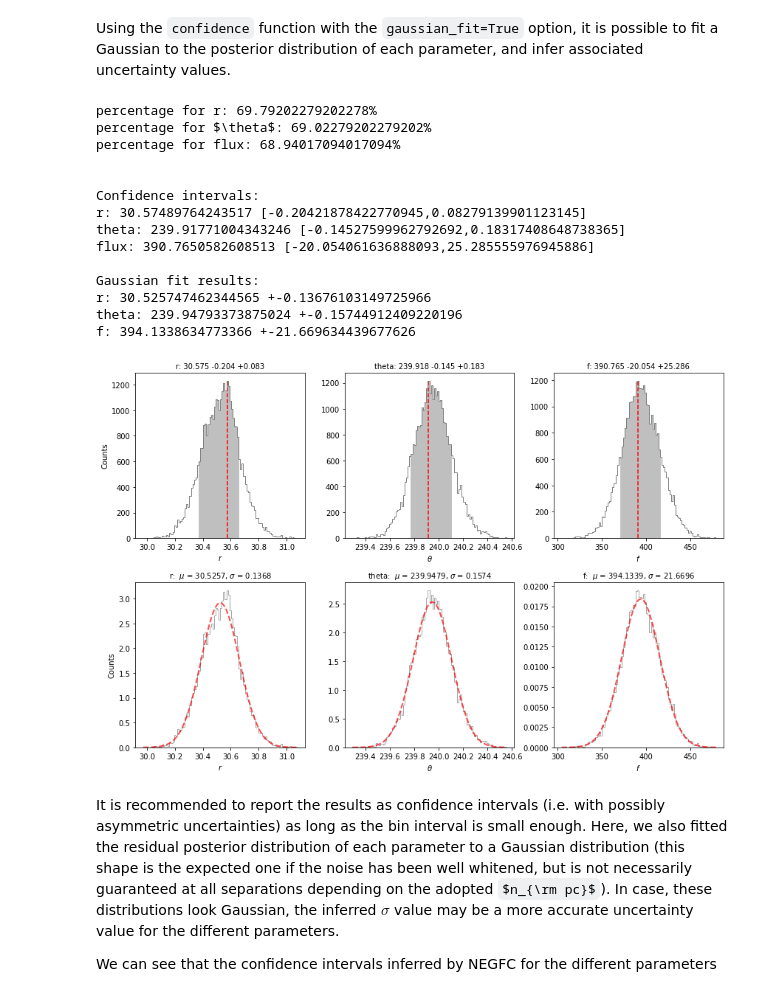
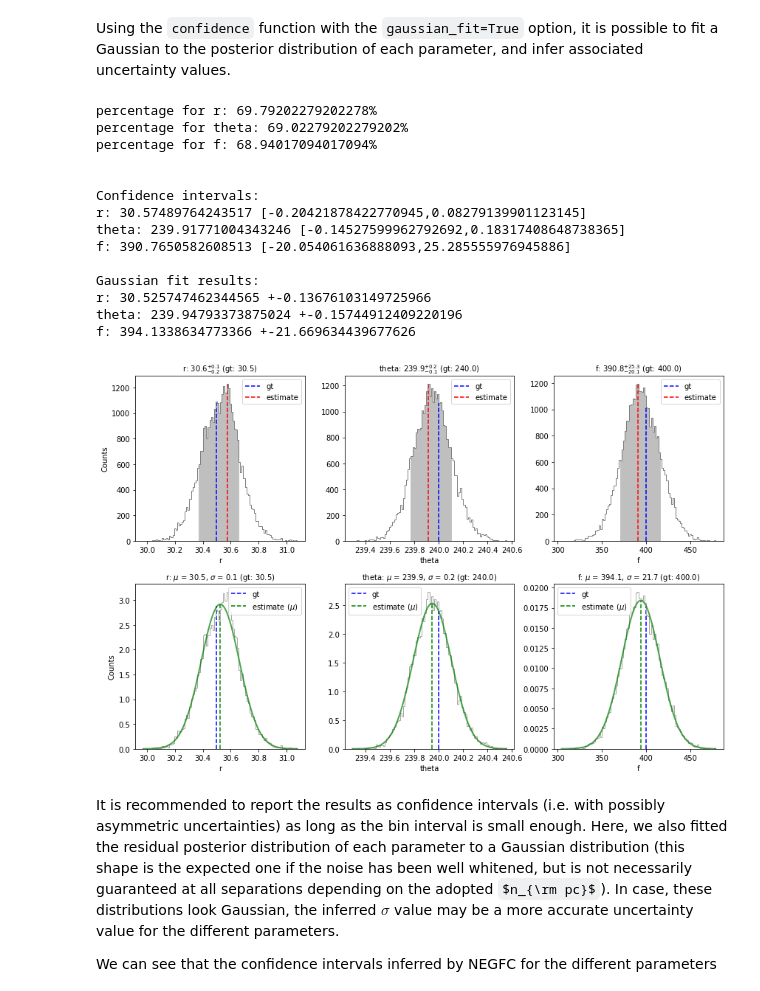
Before and after one commit to vortex-exoplanet/VIP, a Jupyter notebook: docs/source/tutorials/05_fm_planets.ipynb, the cells around one changed output. Cells and saved outputs as stored; diff of their text form; code cells hidden in the pictures; some formulas as TeX source.

```diff
--- a/docs/source/tutorials/05_fm_planets.ipynb
+++ b/docs/source/tutorials/05_fm_planets.ipynb
@@ -143,4 +141,10 @@ interpolation='lanczos4' #'biquintic'
 The `cube_inject_companions` function in the `fm` module (VIP versions >= 1.1.0) makes the injection of fake companions at arbitrary fluxes and locations very easy. The normalized non-coronagraphic PSF should be provided for the injection. If the user does not have access to an observed PSF, the `create_synth_psf` from the `var` module can be used to create synthetic ones (based on 2D Gaussian, Moffat or Airy models).
 
 Some procedures, e.g. the negative fake companion technique and the contrast curve generation, heavily rely on the injection of fake companions. The coordinates for the injection are provided in the *derotated* image, while the actual injection occurs in the images of the input cube, i.e. in the *rotated* field.
+# %%
+rad_fc = 30.5
+theta_fc = 240
+flux_fc = 400.
+
+gt = [rad_fc, theta_fc, flux_fc]
 # %%
@@ -698,24 +695,24 @@ val_max, conf = confidence(isamples_flat, cfd=68, gaussian_fit=False,
 # %% [markdown]
 Using the `confidence` function with the `gaussian_fit=True` option, it is possible to fit a Gaussian to the posterior distribution of each parameter, and infer associated uncertainty values.
 # %%
-mu, sigma = confidence(isamples_flat, cfd=68, gaussian_fit=True,
-                       verbose=True, save=False, title=True)
+mu, sigma = confidence(isamples_flat, cfd=68, gaussian_fit=True, verbose=True, save=False,
+                       gt=gt, ndig=1, title=True)
 # %% [output]
 percentage for r: 69.79202279202278%
-percentage for $\theta$: 69.02279202279202%
-percentage for flux: 68.94017094017094%
+percentage for theta: 69.02279202279202%
+percentage for f: 68.94017094017094%
 
 
 Confidence intervals:
 r: 30.57489764243517 [-0.20421878422770945,0.08279139901123145]
 theta: 239.91771004343246 [-0.14527599962792692,0.18317408648738365]
-flux: 390.7650582608513 [-20.054061636888093,25.285555976945886]
+f: 390.7650582608513 [-20.054061636888093,25.285555976945886]
 
 Gaussian fit results:
 r: 30.525747462344565 +-0.13676103149725966
 theta: 239.94793373875024 +-0.15744912409220196
 f: 394.1338634773366 +-21.669634439677626
-[figure, old version]
+[figure, new version]
 # %% [markdown]
 It is recommended to report the results as confidence intervals (i.e. with possibly asymmetric uncertainties) as long as the bin interval is small enough. Here, we also fitted the residual posterior distribution of each parameter to a Gaussian distribution (this shape is the expected one if the noise has been well whitened, but is not necessarily guaranteed at all separations depending on the adopted $n_{\rm pc}$). In case, these distributions look Gaussian, the inferred $\sigma$ value may be a more accurate uncertainty value for the different parameters.
 
```
Also changed, not shown: parts of 26 cells of this notebook, 6 other files.
